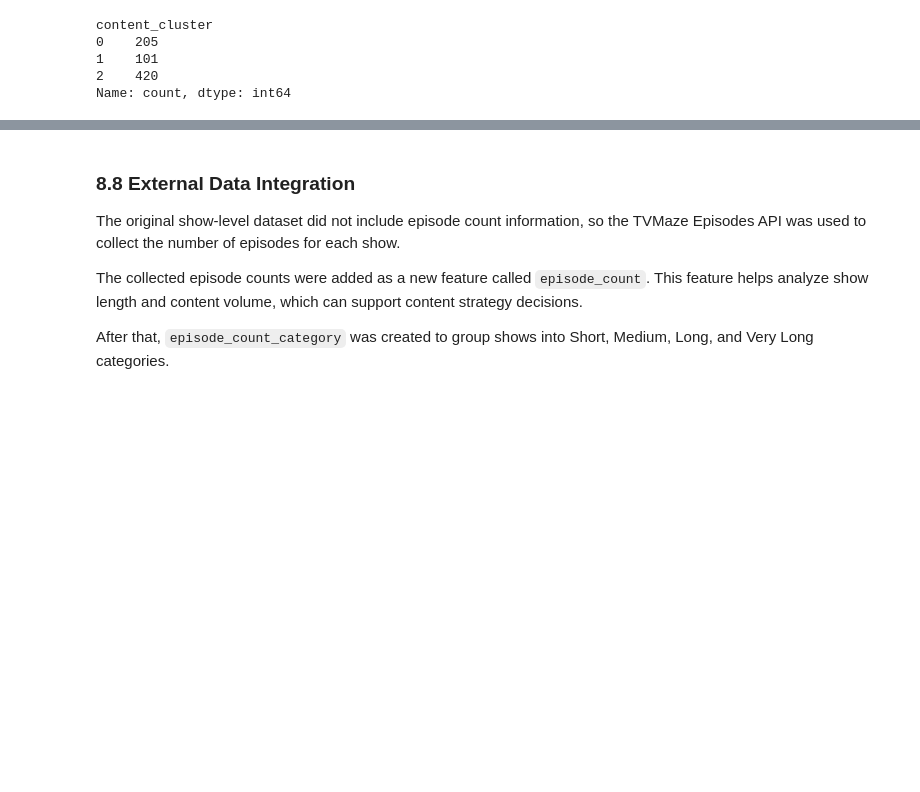
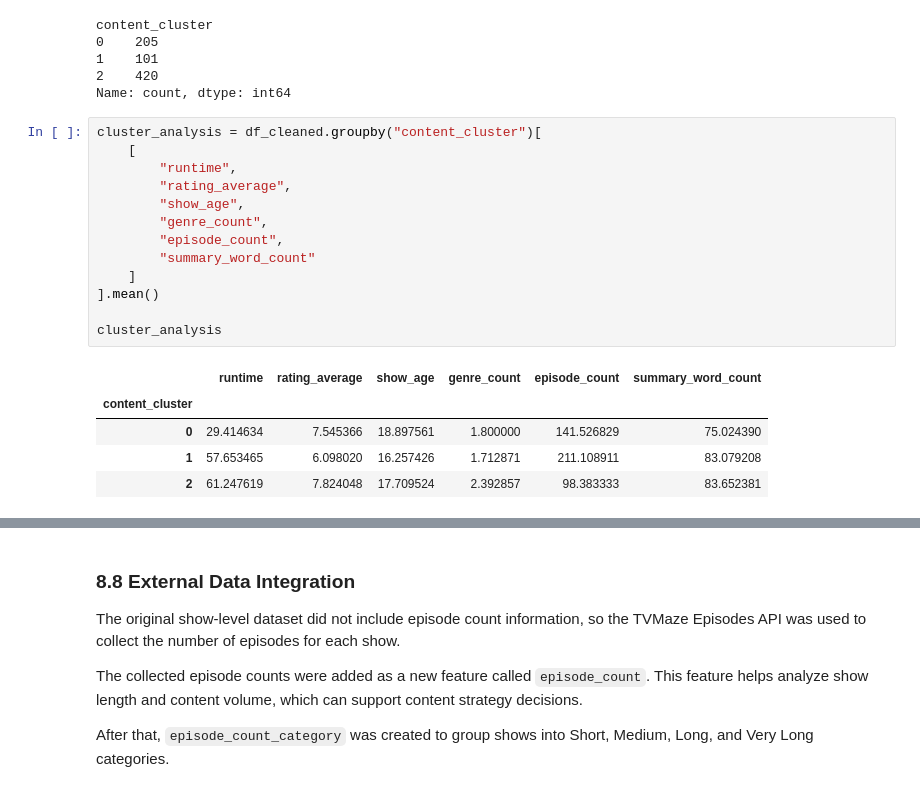
Before and after one commit to hajaralswaidan/streaming-content-strategy, a Jupyter notebook: tvmaze_cleaning.ipynb, the cells around one changed output, grey strips where cells are left out. Drawn from its saved outputs; the diff is of its cells as text; blank space fills up the shorter version.

```diff
--- a/tvmaze_cleaning.ipynb
+++ b/tvmaze_cleaning.ipynb
@@ -508,3 +510,22 @@ content_cluster
 1    101
 2    420
 Name: count, dtype: int64
+# %%
+cluster_analysis = df_cleaned.groupby("content_cluster")[
+    [
+        "runtime",
+        "rating_average",
+        "show_age",
+        "genre_count",
+        "episode_count",
+        "summary_word_count"
+    ]
+].mean()
+
+cluster_analysis
+# %% [output]
+|  | runtime | rating_average | show_age | genre_count | episode_count | summary_word_count |
+| content_cluster |  |  |  |  |  |  |
+| 0 | 29.414634 | 7.545366 | 18.897561 | 1.800000 | 141.526829 | 75.024390 |
+| 1 | 57.653465 | 6.098020 | 16.257426 | 1.712871 | 211.108911 | 83.079208 |
+| 2 | 61.247619 | 7.824048 | 17.709524 | 2.392857 | 98.383333 | 83.652381 |
```
Also changed, not shown: parts of 6 cells of this notebook, 4 other files.
